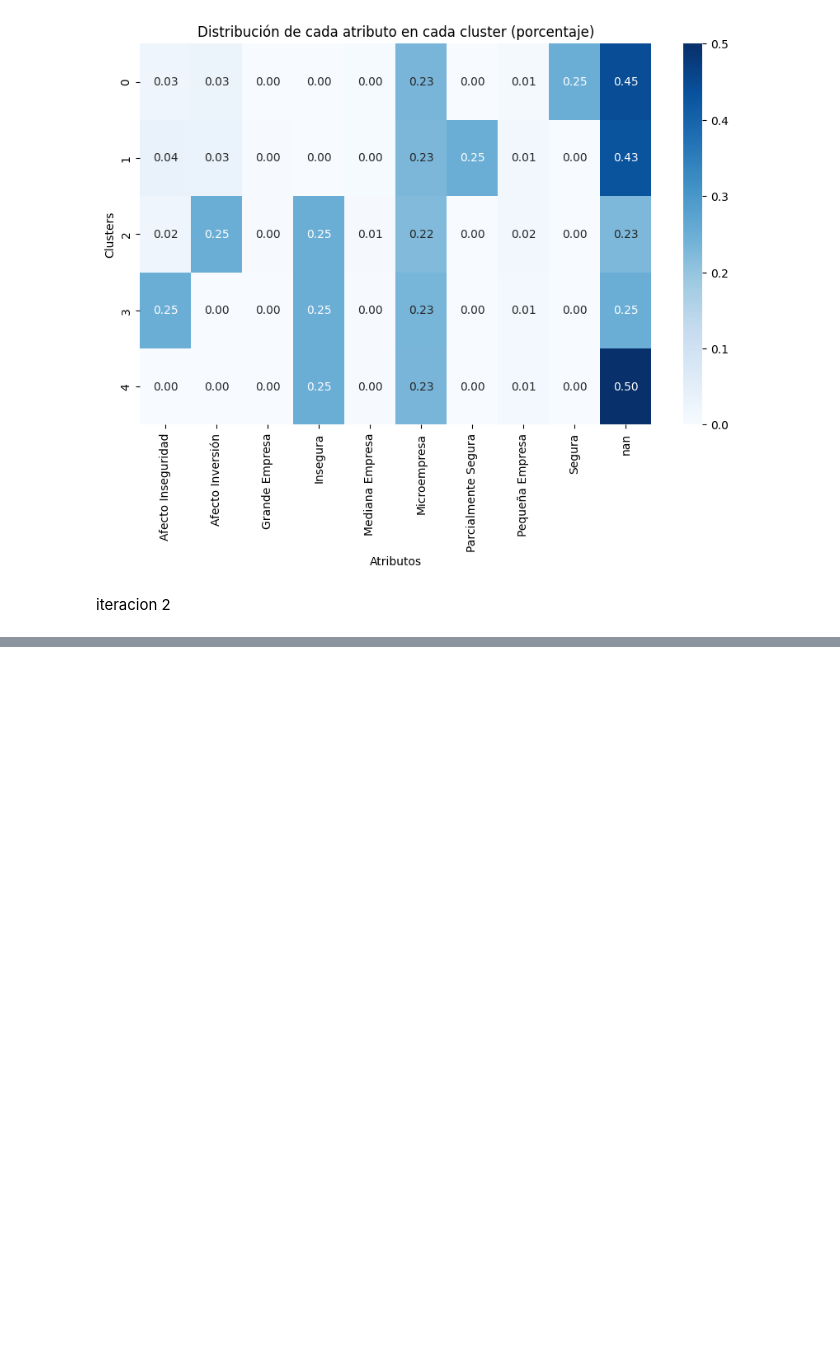
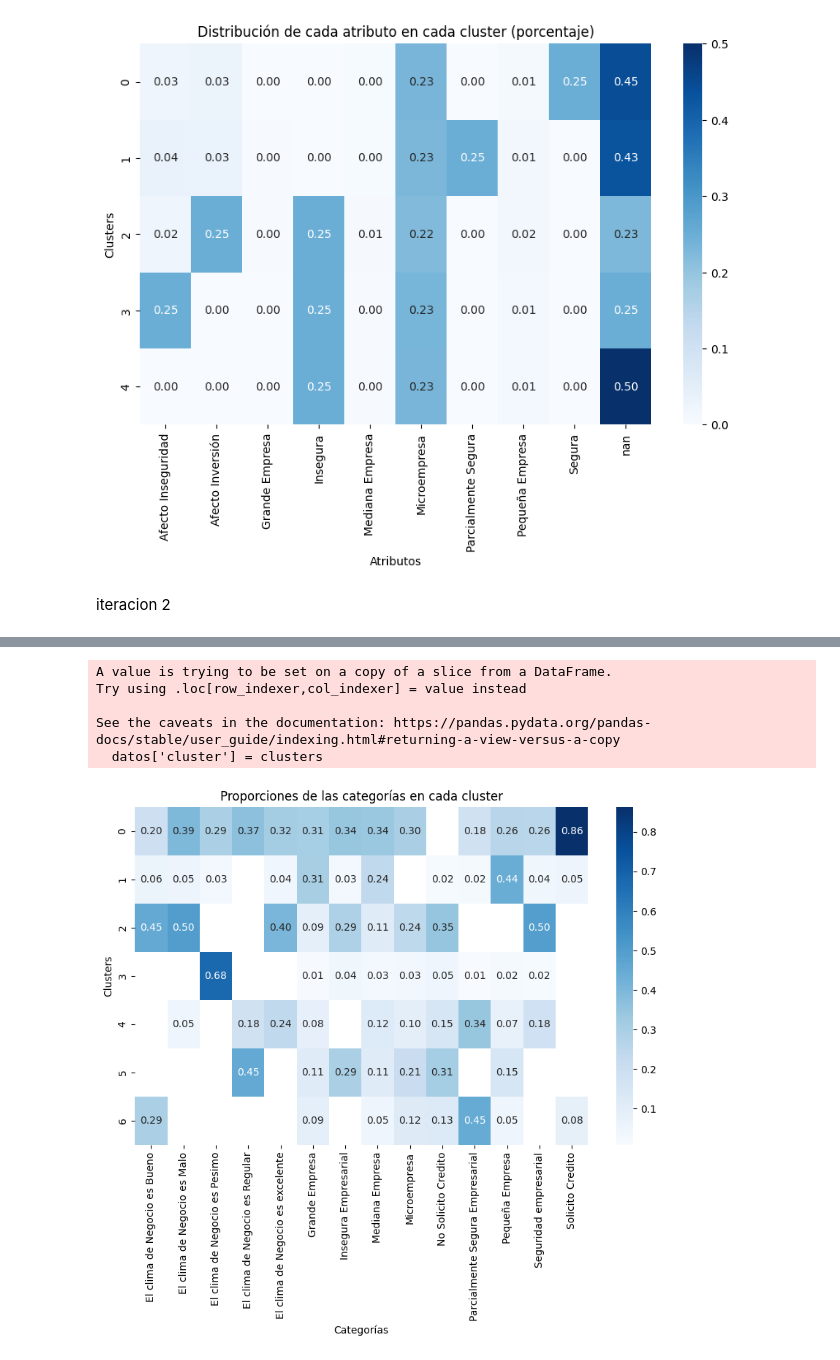
Before and after one commit to JuanParraG/dinamita-de-datos, a Jupyter notebook: Análisis de datos.ipynb, the cells around one changed output, grey strips where cells are left out. Cells and saved outputs as stored; diff of their text form; code cells hidden in the pictures; blank space fills up the shorter version.

```diff
--- a/Análisis de datos.ipynb
+++ b/Análisis de datos.ipynb
@@ -664,14 +664,14 @@ datos = ECN2022EXP[["F4", "P56","P21","P32"]]
 # Cambiar los valores según las correspondencias dadas
 datos['P21'] = datos['P21'].replace({1: 'Solicito Credito',2: 'No Solicito Credito'})
 datos['P32'] = datos['P32'].replace({1: 'El clima de Negocio es excelente',2: 'El clima de Negocio es Bueno',
-                                     3: 'El clima de Negocio es Regular'},4: 'El clima de Negocio es Malo',4: 'El clima de Negocio es Malo')
+                                     3: 'El clima de Negocio es Regular',4: 'El clima de Negocio es Malo',5: 'El clima de Negocio es Pesimo'})
 datos['F4'] = datos['F4'].replace({1: 'Microempresa', 2: 'Pequeña Empresa', 3: 'Mediana Empresa', 4: 'Grande Empresa'})
-datos['P56'] = datos['P56'].replace({1: 'Segurida ', 2: 'Insegura', 3: 'Parcialmente Segura'})
+datos['P56'] = datos['P56'].replace({1: 'Seguridad empresarial', 2: 'Insegura Empresarial', 3: 'Parcialmente Segura Empresarial'})
 
 
 # Convertir las variables numéricas a categóricas si es necesario
-datos['P18.10'] = datos['P18.10'].astype(str)
-datos['P18.11'] = datos['P18.11'].astype(str)
+datos['P21'] = datos['P21'].astype(str)
+datos['P32'] = datos['P32'].astype(str)
 datos['F4'] = datos['F4'].astype(str)
 datos['P56'] = datos['P56'].astype(str)
 # Crear un objeto KModes
@@ -684,0 +720,24 @@ print(clusters)
+# %%
+# Agregar la asignación de clusters a los datos
+datos['cluster'] = clusters
+
+# Contar las frecuencias de cada categoría en cada cluster
+cluster_freq = datos.groupby('cluster').apply(lambda x: x.iloc[:, :-1].stack().value_counts()).unstack()
+
+# Calcular la proporción de cada categoría en cada cluster
+cluster_prop = cluster_freq.div(cluster_freq.sum(axis=0), axis=1)
+
+# Visualizar las proporciones de las categorías en forma de heatmap
+plt.figure(figsize=(10, 6))
+sns.heatmap(cluster_prop, annot=True, cmap='Blues', fmt=".2f")
+plt.title('Proporciones de las categorías en cada cluster')
+plt.xlabel('Categorías')
+plt.ylabel('Clusters')
+plt.show()
+# %% [output]
+A value is trying to be set on a copy of a slice from a DataFrame.
+Try using .loc[row_indexer,col_indexer] = value instead
+
+See the caveats in the documentation: https://pandas.pydata.org/pandas-docs/stable/user_guide/indexing.html#returning-a-view-versus-a-copy
+  datos['cluster'] = clusters
+[figure, added]
```
Also changed, not shown: parts of 5 cells of this notebook.
